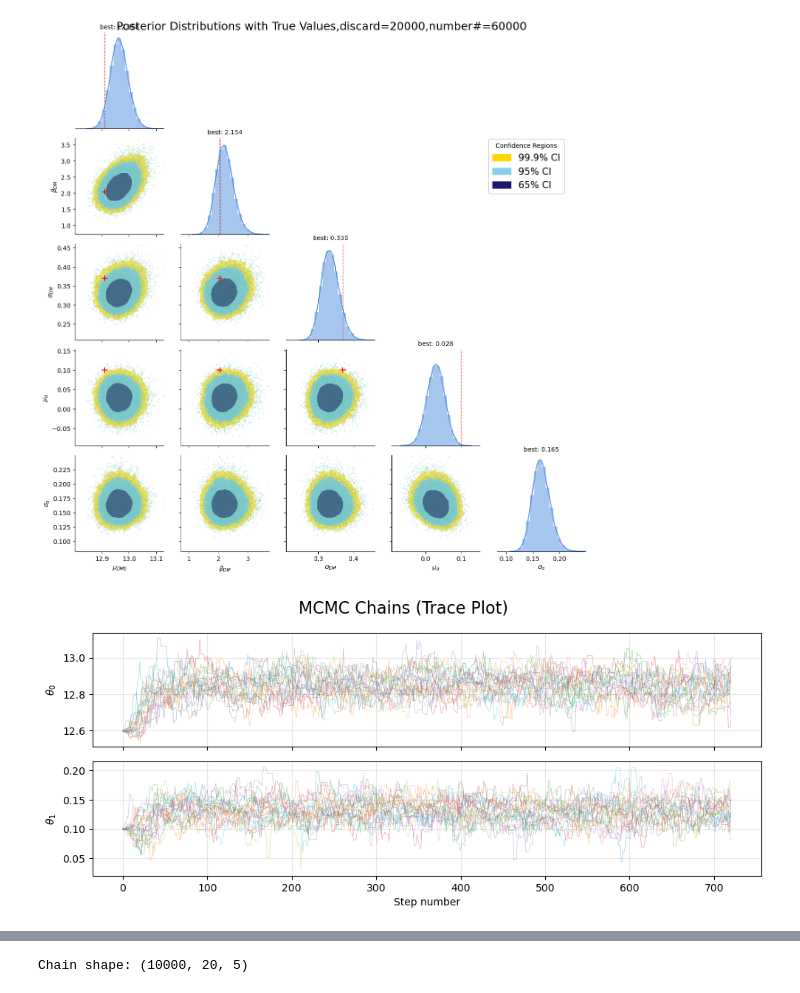
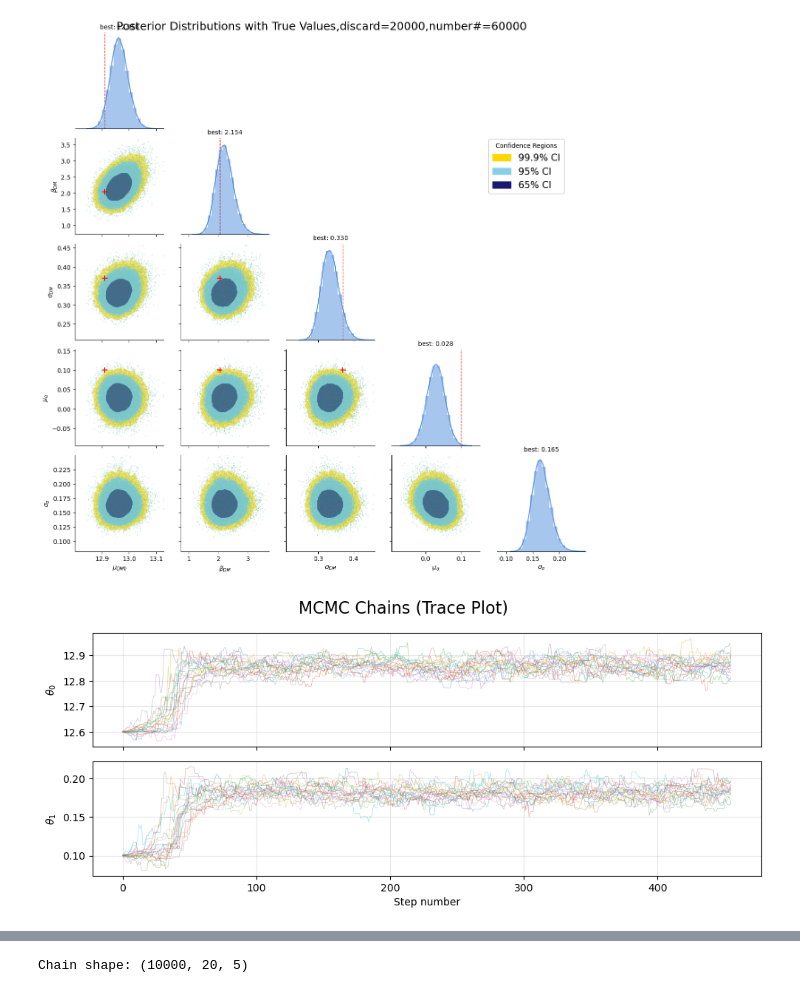
Before and after one commit to zheshishuoshuo/sl_inference_only_muDMalpha, a Jupyter notebook: test_notebook/plot_post.ipynb, the cells around one changed output, grey strips where cells are left out. Drawn from its saved outputs; the diff is of its cells as text; code cells hidden in the pictures.

```diff
--- a/test_notebook/plot_post.ipynb
+++ b/test_notebook/plot_post.ipynb
@@ -286,11 +286,11 @@ def plot_chains(hdf5_file, discard=0, thin=1, labels=None, max_steps=None):
     plt.show()
 # %%
 plot_chains(
-    hdf5_file="../chains/chains_bless_new1.h5",
+    hdf5_file="../chains/chains_bless_new_test1.h5",
     discard=00,
     thin=1,
     # labels=[r"$\mu_{DM0}$", r"$\beta_{DM}$", r"$\sigma_{DM}$", r"$\mu_\alpha$", r"$\sigma_\alpha$"],
     max_steps=None # 可选
 )
 # %% [output]
-[figure, old version]
+[figure, new version]
```
Also changed, not shown: parts of 2 cells of this notebook, 12 other files.
